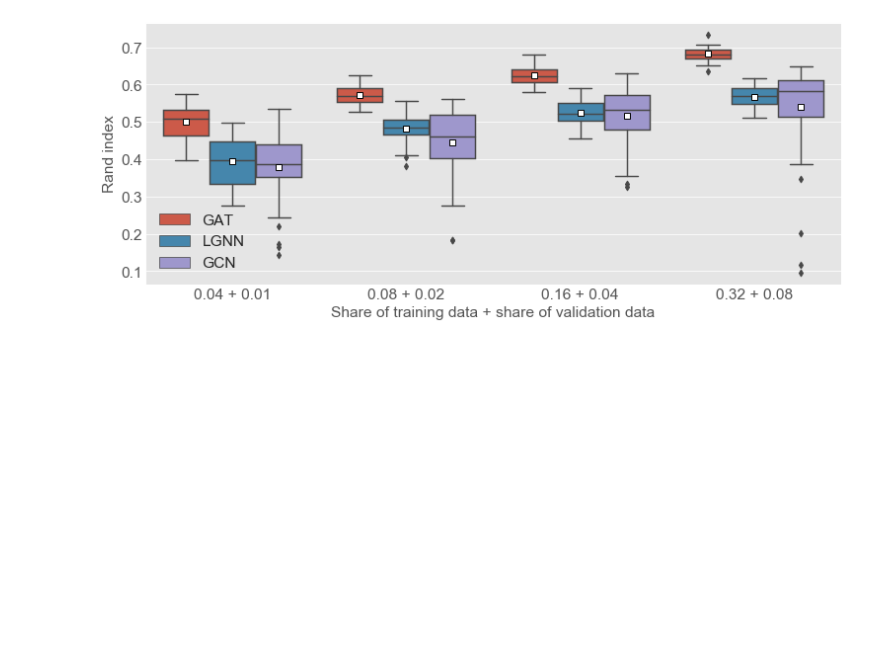
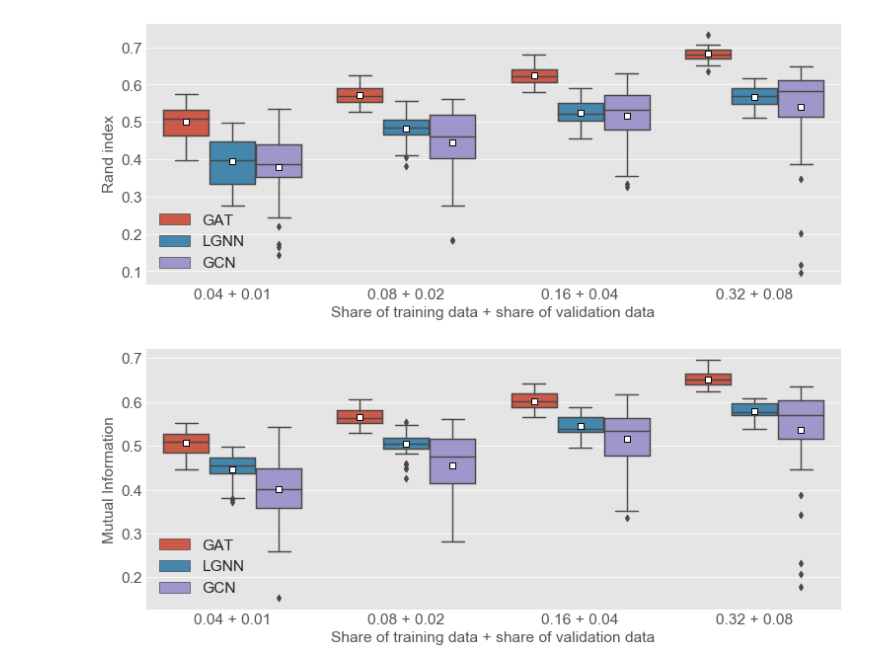
Before and after one commit to adrian-lison/gnn-community-detection, a Jupyter notebook: Notebooks/Results Analysis.ipynb, the cells around one changed output. Saved outputs shown, nothing was run; the diff lists cells and outputs as text; code cells hidden in the pictures; blank space fills up the shorter version.

Commit message:
Added Boxplots for VI and MI , correlations & losses

```diff
--- a/Notebooks/Results Analysis.ipynb
+++ b/Notebooks/Results Analysis.ipynb
@@ -95,6 +95,7 @@ df = df.replace("GCN_Net","GCN")
 # %%
 # Draw Plot
 plt.figure(figsize=(13,5), dpi= 70)
+plt.style.use('ggplot')
 sns.boxplot(x='split_percentage_train', y='Rand-Index_Test', data=df, hue='net',showmeans=True,  meanprops={"marker":"s","markerfacecolor":"white", "markeredgecolor":"black"})
 axes = plt.gca()
 axes.set_xticklabels(["0.04 + 0.01","0.08 + 0.02","0.16 + 0.04","0.32 + 0.08"])
@@ -118,3 +119,30 @@ plt.savefig('../summary/boxplots.pdf',bbox_inches="tight")
 plt.show()
 # %% [output]
 [figure]
+# %%
+# Draw Plot
+plt.figure(figsize=(13,5), dpi= 70)
+plt.style.use('ggplot')
+sns.boxplot(x='split_percentage_train', y='Mutual Information_Test', data=df, hue='net',showmeans=True,  meanprops={"marker":"s","markerfacecolor":"white", "markeredgecolor":"black"})
+axes = plt.gca()
+axes.set_xticklabels(["0.04 + 0.01","0.08 + 0.02","0.16 + 0.04","0.32 + 0.08"])
+axes.set_xlabel("Share of training data + share of validation data", fontsize=16)
+axes.set_ylabel("Mutual Information", fontsize=16)
+
+
+# Decoration
+#plt.title('Box Plot of Highway Mileage by Vehicle Class', fontsize=22)
+leg = plt.legend()
+# Get the bounding box of the original legend
+bb = leg.get_bbox_to_anchor().inverse_transformed(axes.transAxes)
+
+# Change to location of the legend.
+xOffset = 0
+bb.x0 += xOffset
+bb.x1 += xOffset
+leg.set_bbox_to_anchor(bb, transform = axes.transAxes)
+
+plt.savefig('../summary/boxplots_mi.pdf',bbox_inches="tight")
+plt.show()
+# %% [output]
+[figure, added]
```
Also changed, not shown: parts of 12 cells of this notebook, 3 other files.
